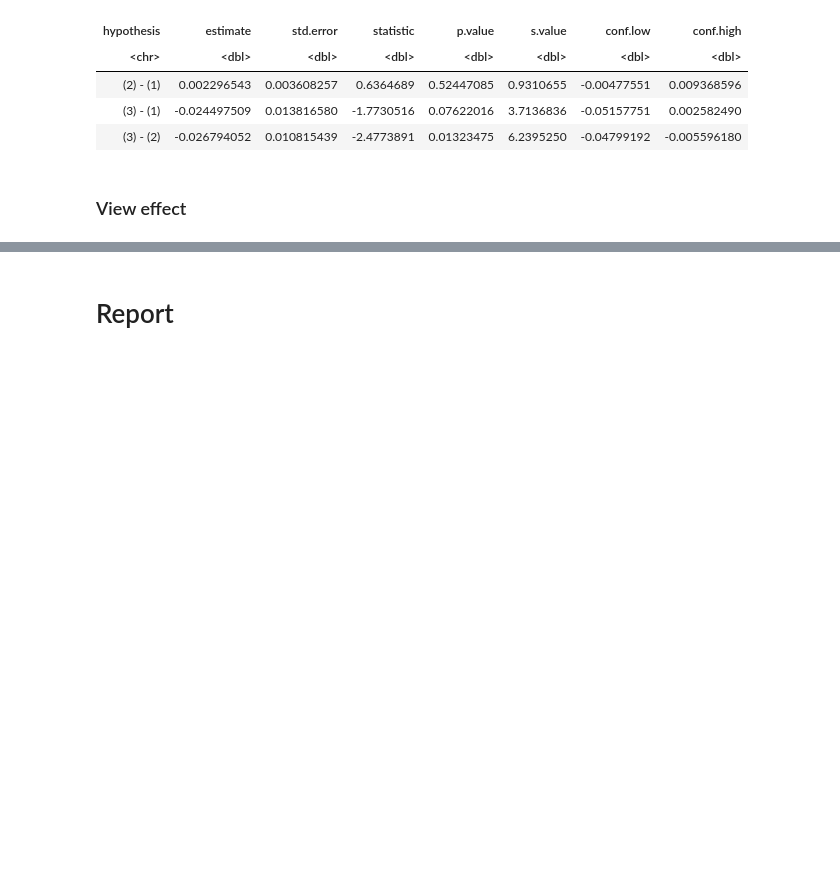
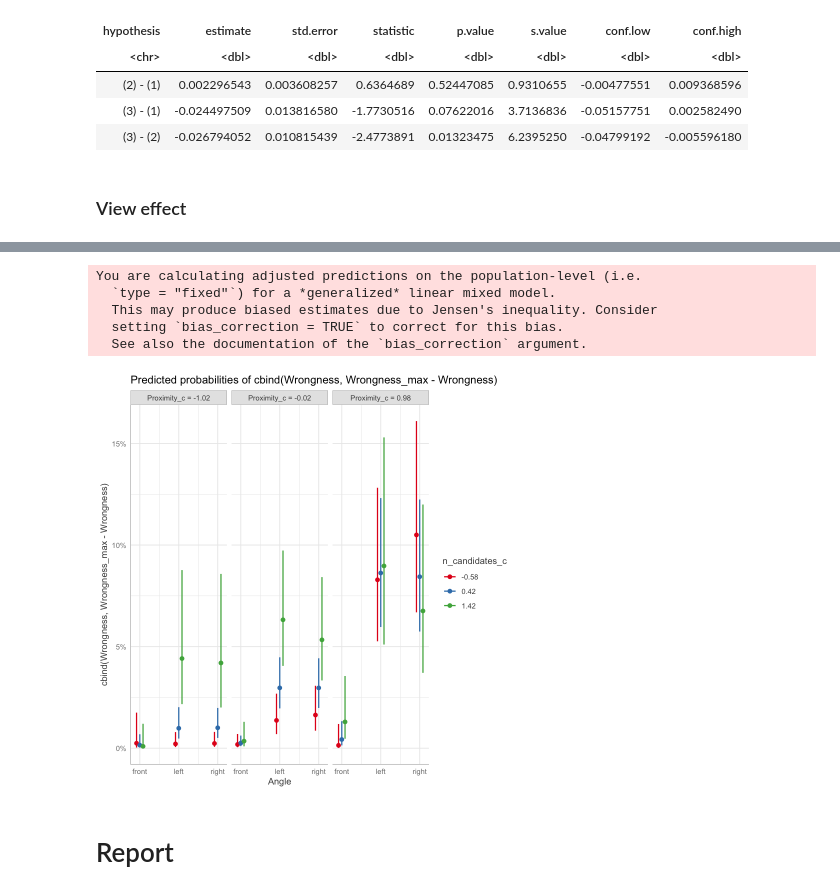
Before and after one commit to grow-ai-like-a-child/referential-gaze, a Jupyter notebook: humans.ipynb, the cells around one changed output, grey strips where cells are left out. Drawn from its saved outputs; the diff is of its cells as text; code cells hidden in the pictures; blank space fills up the shorter version.

```diff
--- a/humans.ipynb
+++ b/humans.ipynb
@@ -242,3 +290,18 @@ A slopes: 3 × 8
+# %%
+
+plot_model <- ggpredict(
+  model,
+  terms = c("Angle [all]", "n_candidates_c [all]", "Proximity_c [all]")
+)
+
+plot(plot_model)
+# %% [output]
+You are calculating adjusted predictions on the population-level (i.e.
+  `type = "fixed"`) for a *generalized* linear mixed model.
+  This may produce biased estimates due to Jensen's inequality. Consider
+  setting `bias_correction = TRUE` to correct for this bias.
+  See also the documentation of the `bias_correction` argument.
+[figure, added]
 # %% [markdown]
 # Report
 # %%
```
Also changed, not shown: parts of 5 cells of this notebook, 7 other files.
